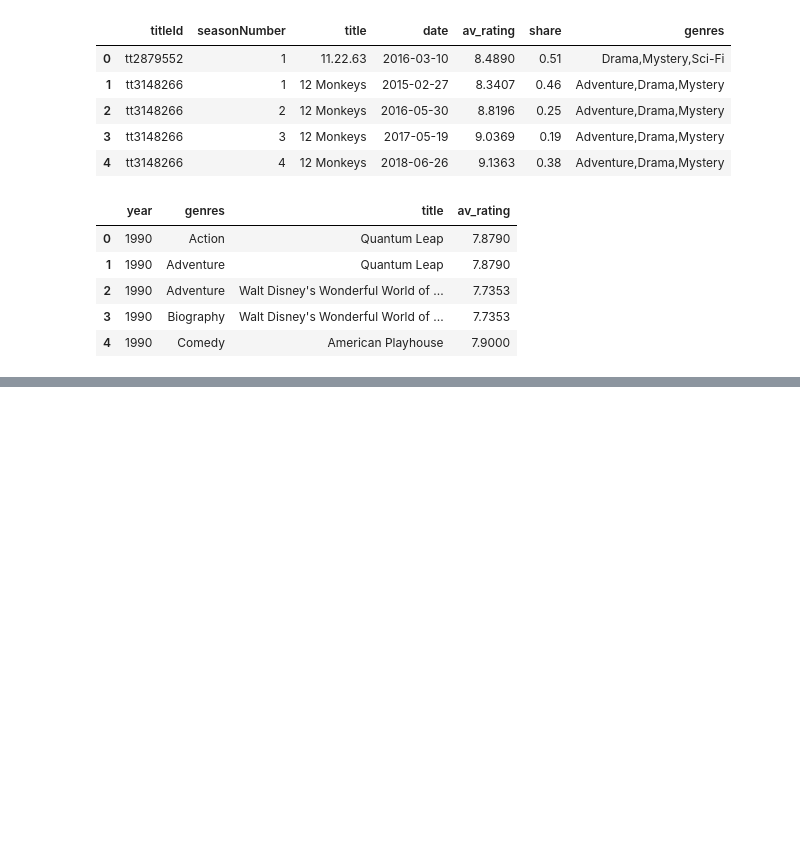
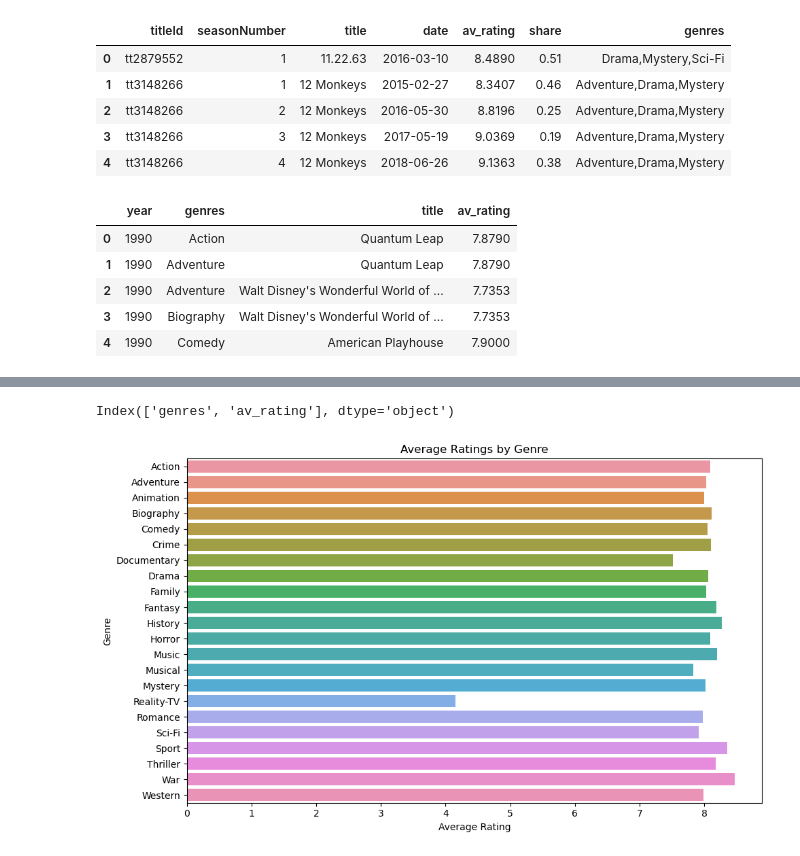
Before and after one commit to swampass-destroyer/IMDB, a Jupyter notebook: Untitled.ipynb, the cells around one changed output, grey strips where cells are left out. Cells and saved outputs as stored; diff of their text form; code cells hidden in the pictures; blank space fills up the shorter version.

```diff
--- a/Untitled.ipynb
+++ b/Untitled.ipynb
@@ -98,0 +113,20 @@ plt.show()
+# %%
+# Average rating of genres over all the years
+
+mean_genres = year_perf.groupby(['genres'])['av_rating'].mean().reset_index()
+
+mean_genres.head(20)
+
+mean_genres.columns
+# %% [output]
+Index(['genres', 'av_rating'], dtype='object')
+# %%
+plt.figure(figsize=(10,6))
+sns.barplot(data=mean_genres, x="av_rating", y="genres", dodge=False)
+plt.title("Average Ratings by Genre")
+plt.xlabel("Average Rating")
+plt.ylabel("Genre")
+plt.tight_layout()
+plt.show()
+# %% [output]
+[figure, added]
```
Also changed, not shown: parts of 9 cells of this notebook.
